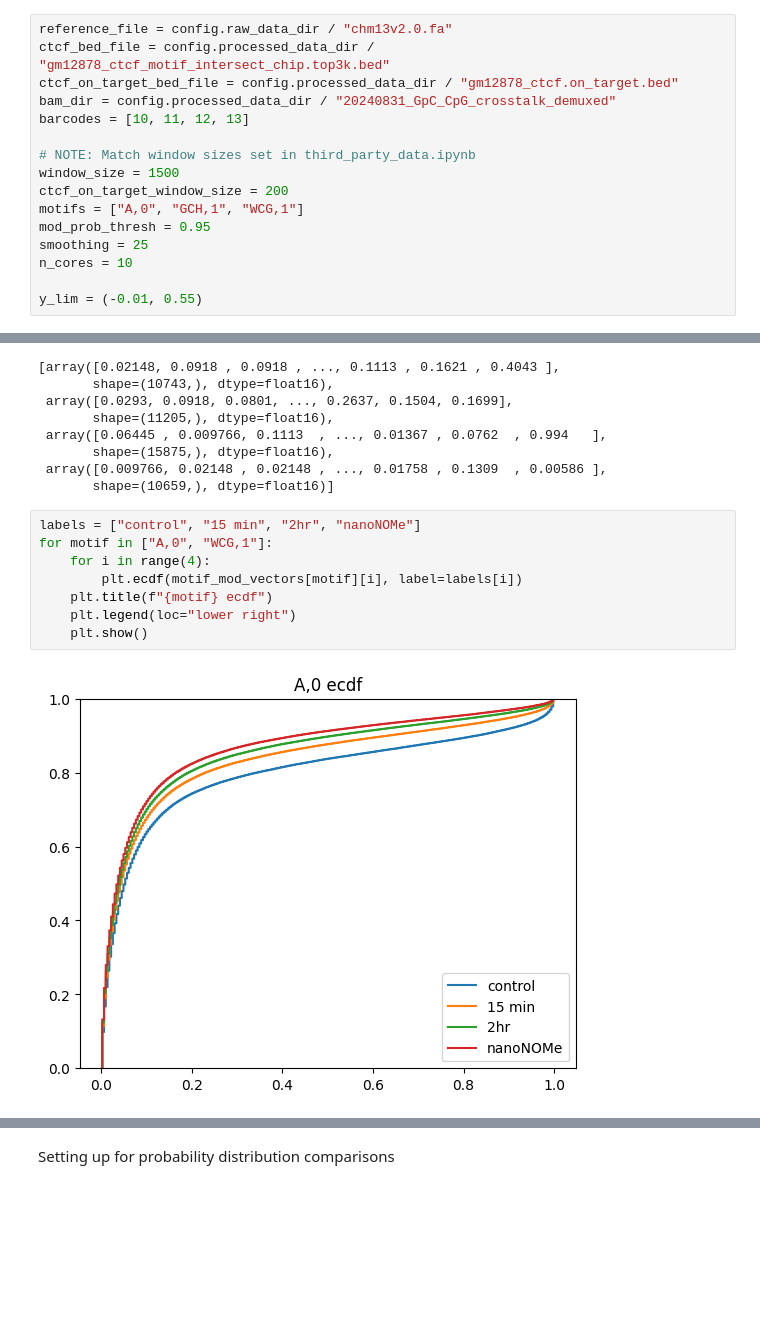
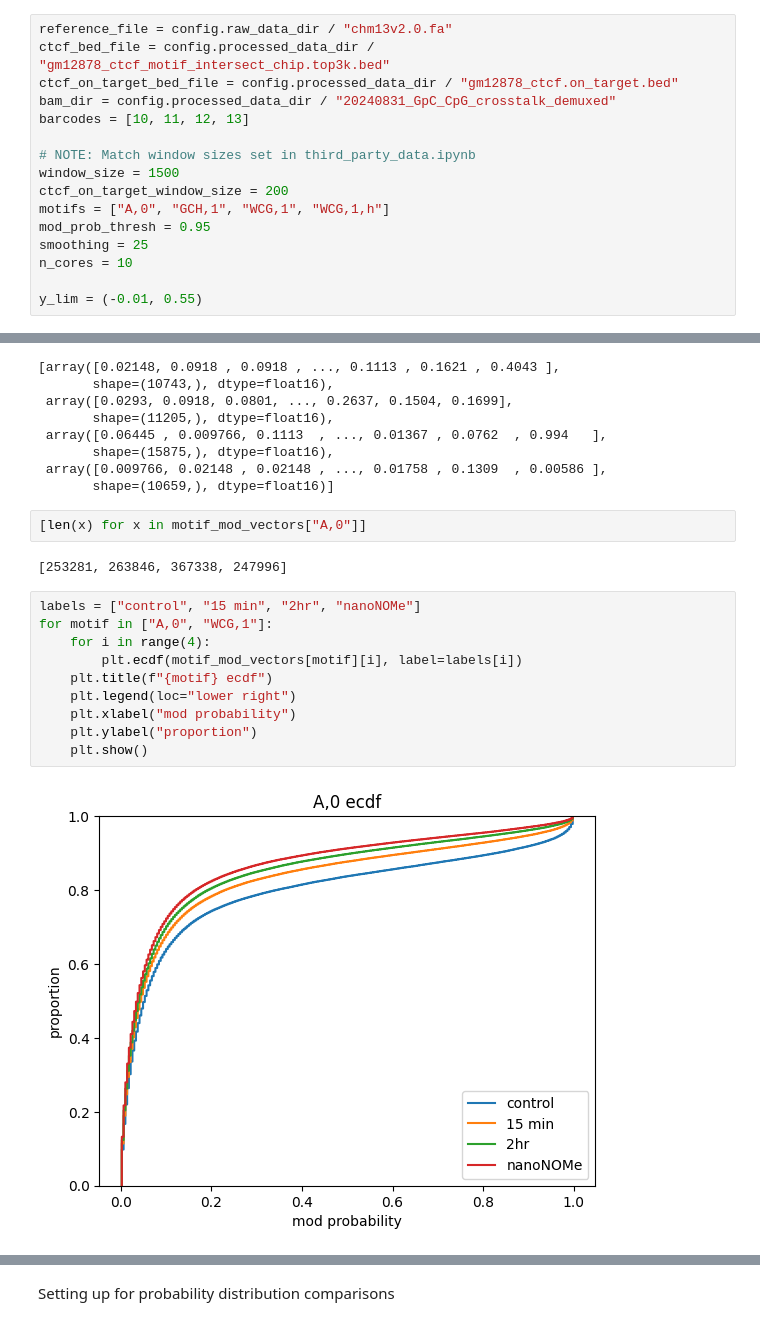
Before and after one commit to streetslab/multimodal-dimelo, a Jupyter notebook: crosstalk_analysis.ipynb, the cells around one changed output, grey strips where cells are left out. Cells and saved outputs as stored; diff of their text form; blank space fills up the shorter version.

```diff
--- a/crosstalk_analysis.ipynb
+++ b/crosstalk_analysis.ipynb
@@ -22,7 +22,7 @@ barcodes = [10, 11, 12, 13]
 # NOTE: Match window sizes set in third_party_data.ipynb
 window_size = 1500
 ctcf_on_target_window_size = 200
-motifs = ["A,0", "GCH,1", "WCG,1"]
+motifs = ["A,0", "GCH,1", "WCG,1", "WCG,1,h"]
 mod_prob_thresh = 0.95
 smoothing = 25
 n_cores = 10
@@ -220,13 +221,19 @@ motif_mod_vectors[motif]
        shape=(15875,), dtype=float16),
  array([0.009766, 0.02148 , 0.02148 , ..., 0.01758 , 0.1309  , 0.00586 ],
        shape=(10659,), dtype=float16)]
+# %%
+[len(x) for x in motif_mod_vectors["A,0"]]
+# %% [output]
+[253281, 263846, 367338, 247996]
 # %%
 labels = ["control", "15 min", "2hr", "nanoNOMe"]
 for motif in ["A,0", "WCG,1"]:
     for i in range(4):
         plt.ecdf(motif_mod_vectors[motif][i], label=labels[i])
     plt.title(f"{motif} ecdf")
     plt.legend(loc="lower right")
+    plt.xlabel("mod probability")
+    plt.ylabel("proportion")
     plt.show()
 # %% [output]
-[figure, old version]
+[figure, new version]
```
Also changed, not shown: parts of 10 cells of this notebook, 1 other file.
